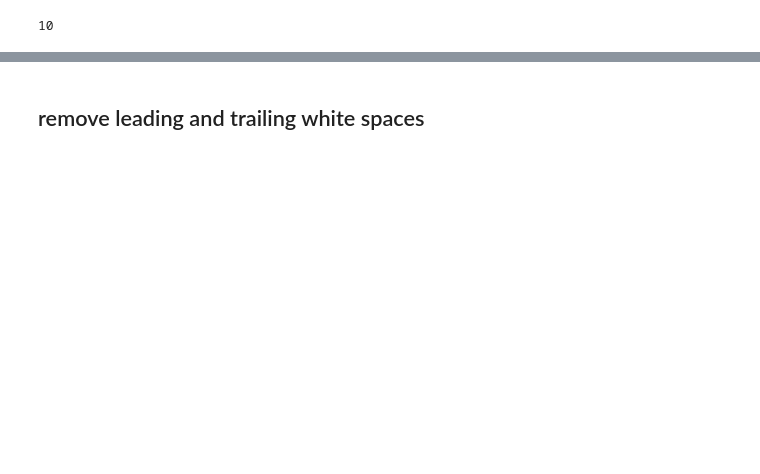
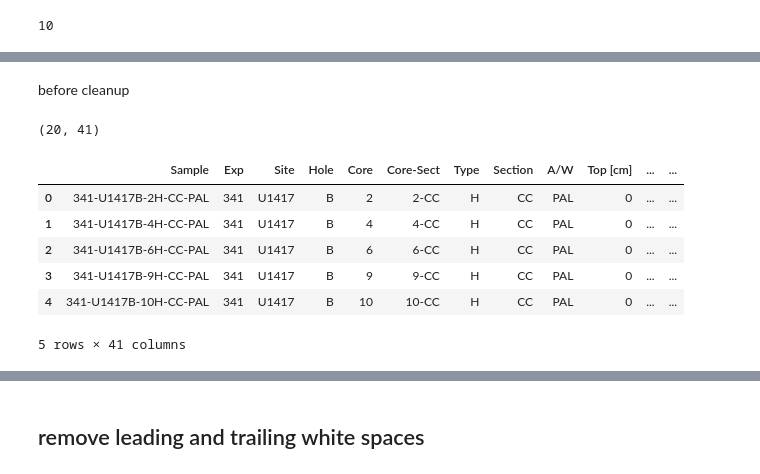
Before and after one commit to throughput-ec/ec_workshops_py, a Jupyter notebook: data_cleaning/notebooks/1_data_cleaning.ipynb, the cells around one changed output, grey strips where cells are left out. Saved outputs shown, nothing was run; the diff lists cells and outputs as text; code cells hidden in the pictures; blank space fills up the shorter version.

```diff
--- a/data_cleaning/notebooks/1_data_cleaning.ipynb
+++ b/data_cleaning/notebooks/1_data_cleaning.ipynb
@@ -85,0 +117,16 @@ Use pandas functions do some basic file cleanup.
+# %% [markdown]
+before cleanup
+# %%
+path = Path('..', 'processed_data', 'clean_data', 'Micropal_CSV_3', '341_planktic_forams_U1417B.csv')
+
+df = pd.read_csv(path, dtype=str)
+print_df(df)
+# %% [output]
+(20, 41)
+|  | Sample | Exp | Site | Hole | Core | Core-Sect | Type | Section | A/W | Top [cm] | ... | ... |
+| 0 | 341-U1417B-2H-CC-PAL | 341 | U1417 | B | 2 | 2-CC | H | CC | PAL | 0 | ... | ... |
+| 1 | 341-U1417B-4H-CC-PAL | 341 | U1417 | B | 4 | 4-CC | H | CC | PAL | 0 | ... | ... |
+| 2 | 341-U1417B-6H-CC-PAL | 341 | U1417 | B | 6 | 6-CC | H | CC | PAL | 0 | ... | ... |
+| 3 | 341-U1417B-9H-CC-PAL | 341 | U1417 | B | 9 | 9-CC | H | CC | PAL | 0 | ... | ... |
+| 4 | 341-U1417B-10H-CC-PAL | 341 | U1417 | B | 10 | 10-CC | H | CC | PAL | 0 | ... | ... |
+5 rows × 41 columns
```
Also changed, not shown: parts of 42 cells of this notebook.
